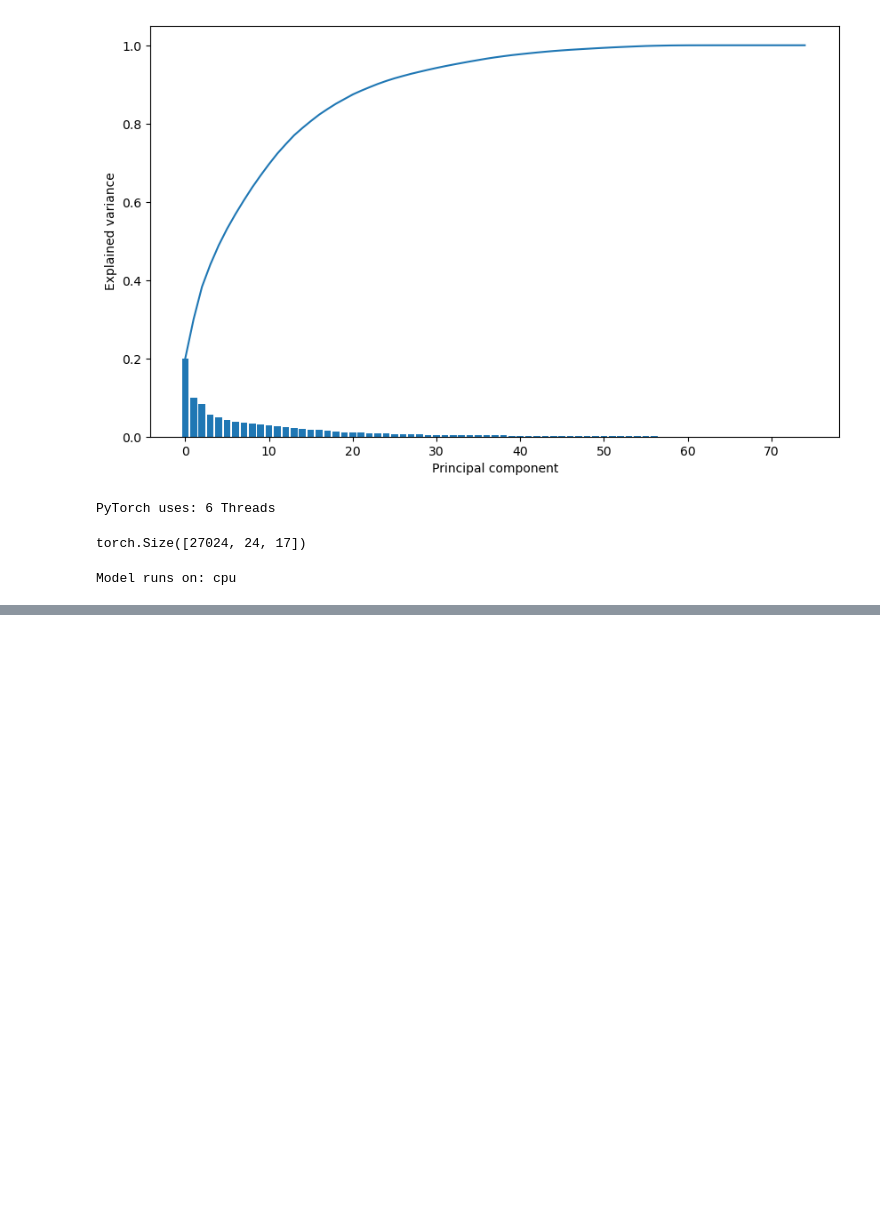
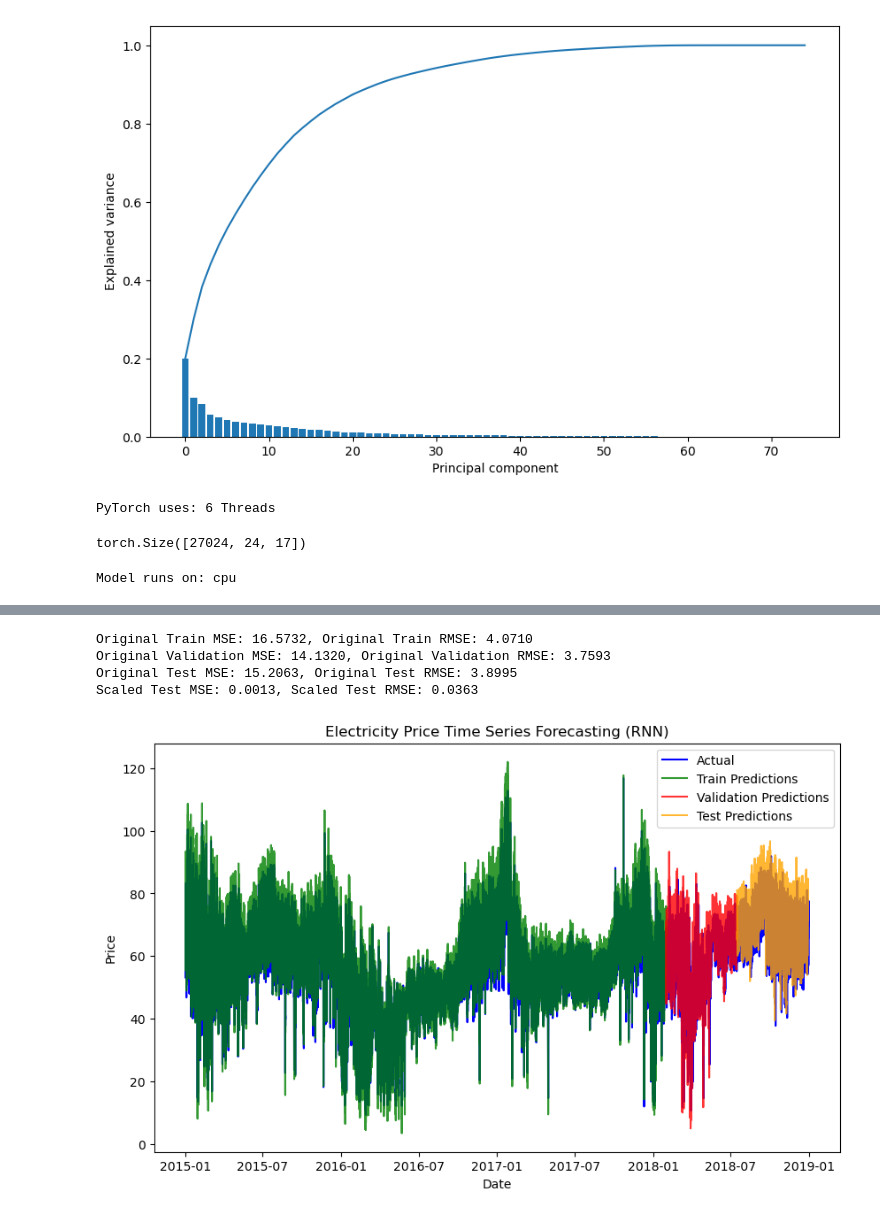
Before and after one commit to maxwebcloud/ep_forecasting, a Jupyter notebook: phased_lstm_pytorch.ipynb, the cells around one changed output, grey strips where cells are left out. Saved outputs shown, nothing was run; the diff lists cells and outputs as text; code cells hidden in the pictures; blank space fills up the shorter version.

```diff
--- a/phased_lstm_pytorch.ipynb
+++ b/phased_lstm_pytorch.ipynb
@@ -319,5 +342,5 @@ TypeError: __init__() got an unexpected keyword argument 'input_size'
 # %%
 # load trained model
-plstm_final = PLSTM(input_size=X_train.shape[2], hp=best_hp)
+plstm_final = PhasedLSTMModel(input_size=X_train.shape[2], hp=best_hp)
 plstm_final.load_state_dict(torch.load("saved_models/plstm_model_final.pth"))
 plstm_final.eval()
@@ -327,9 +363,9 @@ from torch import lstm
 
 
 with torch.no_grad():
-    train_predictions = rnn_final(X_train_tensor).numpy()
-    validation_predictions = rnn_final(X_val_tensor).numpy()
-    test_predictions = rnn_final(X_test_tensor).numpy()
+    train_predictions = plstm_final(X_train_tensor).numpy()
+    validation_predictions = plstm_final(X_val_tensor).numpy()
+    test_predictions = plstm_final(X_test_tensor).numpy()
 
 # Inverse transform predictions
 train_predictions = scaler_y.inverse_transform(train_predictions)
@@ -359,31 +395,37 @@ train_scaled_preds = plstm_final(X_train_tensor)
 val_scaled_preds = plstm_final(X_val_tensor)
 test_scaled_preds = plstm_final(X_test_tensor)
 
 mse_test_scaled = mean_squared_error(y_test_tensor.detach().numpy(), test_scaled_preds.detach().numpy())
 rmse_test_scaled = np.sqrt(mse_test_scaled)
 print(f"Scaled Test MSE: {mse_test_scaled:.4f}, Scaled Test RMSE: {rmse_test_scaled:.4f}")
 
 # Plot of the forecast
 plt.figure(figsize=(10, 6))
 
 # Plot of actual values
 seq_length = 24
 plt.plot(df_final_viz.index[seq_length:], df_final_viz['price actual'][seq_length:], label='Actual', color='blue')
 
 # Plot of training forecast
 plt.plot(df_final_viz.index[seq_length:seq_length+len(train_predictions)], train_predictions, label='Train Predictions', color='green', alpha=0.8)
 
 # Plot of validation forecast
 validation_pred_index = range(seq_length+len(train_predictions), seq_length+len(train_predictions)+len(validation_predictions))
 plt.plot(df_final_viz.index[validation_pred_index], validation_predictions, label='Validation Predictions', color='red', alpha=0.8)
 
 # Plot of test forecast
 test_pred_index = range(seq_length+len(train_predictions)+len(validation_predictions), seq_length+len(train_predictions)+len(validation_predictions)+len(test_predictions))
 plt.plot(df_final_viz.index[test_pred_index], test_predictions, label='Test Predictions', color='orange', alpha=0.8)
 
 plt.title('Electricity Price Time Series Forecasting (RNN)')
 plt.xlabel('Date')
 plt.ylabel('Price')
 plt.legend()
 plt.show()
+# %% [output]
+Original Train MSE: 16.5732, Original Train RMSE: 4.0710
+Original Validation MSE: 14.1320, Original Validation RMSE: 3.7593
+Original Test MSE: 15.2063, Original Test RMSE: 3.8995
+Scaled Test MSE: 0.0013, Scaled Test RMSE: 0.0363
+[figure, added]
 # %%
```
Also changed, not shown: parts of 5 cells of this notebook, 3 other files.
